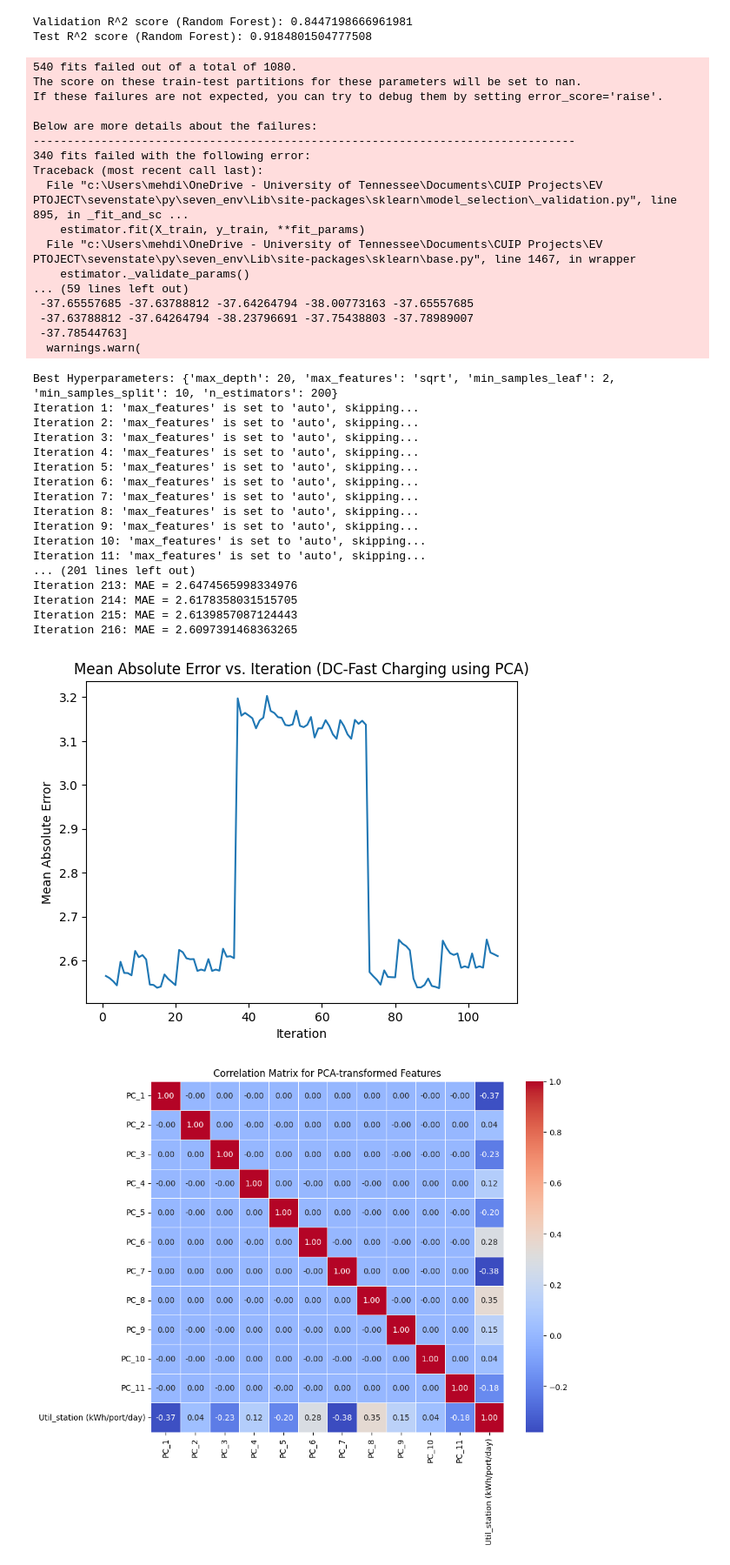
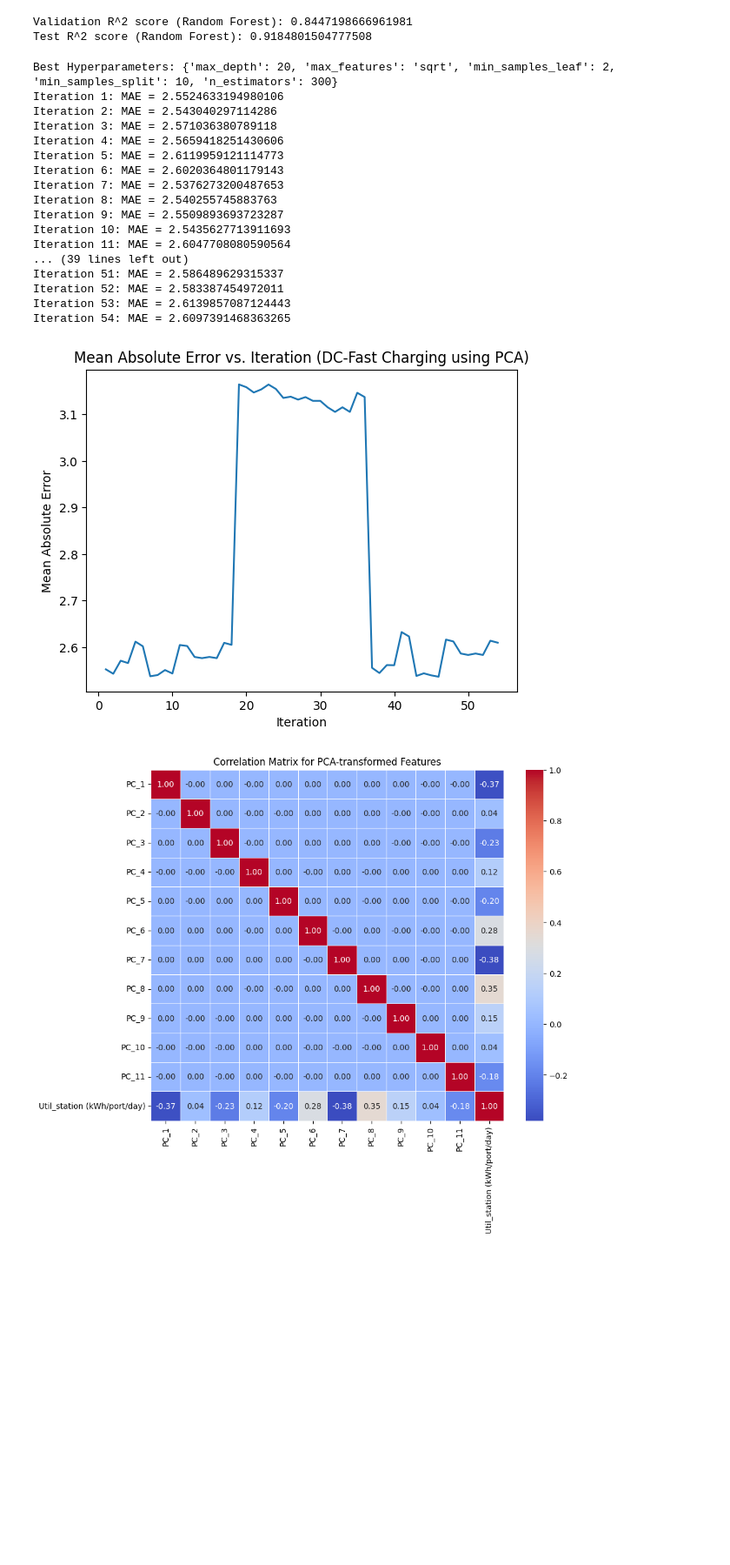
Before and after one commit to mkhaleghian/SevenStates, a Jupyter notebook: code/venue_analysis_GIS_DC_PCA.IPYNB, the cells around one changed output. Shown at 87% size. Saved outputs shown, nothing was run; the diff lists cells and outputs as text; code cells hidden in the pictures; blank space fills up the shorter version.

```diff
--- a/code/venue_analysis_GIS_DC_PCA.IPYNB
+++ b/code/venue_analysis_GIS_DC_PCA.IPYNB
@@ -595,78 +582,61 @@ from sklearn.metrics import mean_squared_error
 
 
 param_grid = {
-    'n_estimators': [100, 200, 300, 400],
+    'n_estimators': [ 300, 400],
     'max_depth': [None, 10, 20],
     'min_samples_split': [2, 5, 10],
     'min_samples_leaf': [1, 2, 4],
-    'max_features': ['auto', 'sqrt']
+    'max_features': ['sqrt']
 }
 
 # Perform grid search with cross-validation
 grid_search = GridSearchCV(estimator=rf_model, param_grid=param_grid, cv=5, scoring='neg_mean_squared_error', n_jobs=-1)
 grid_search.fit(X_train_pca, Y_train_pca)
 
 # Get the best hyperparameters
 best_params = grid_search.best_params_
 print("Best Hyperparameters:", best_params)
 
 # Initialize an empty list to store MAE values after each iteration
 mae_values = []
 
 # Perform cross-validation to get MAE after each iteration
 for i, params in enumerate(grid_search.cv_results_['params']):
     if params['max_features'] != 'auto':  # Check if 'max_features' is set to 'auto'
         rf = RandomForestRegressor(**params, random_state=42)
         rf.fit(X_train_pca, Y_train_pca)
         Y_pred = rf.predict(X_test_pca)
         mae = mean_absolute_error(Y_test_pca, Y_pred)
         mae_values.append(mae)
         print(f"Iteration {i+1}: MAE = {mae}")
     else:
         print(f"Iteration {i+1}: 'max_features' is set to 'auto', skipping...")
 
 # Plot MAE values
 plt.plot(range(1, len(mae_values) + 1), mae_values, marker='', linestyle='-')
 plt.xlabel('Iteration')
 plt.ylabel('Mean Absolute Error')
 plt.title('Mean Absolute Error vs. Iteration (DC-Fast Charging using PCA)')
 plt.show()
 # %% [output]
-540 fits failed out of a total of 1080.
-The score on these train-test partitions for these parameters will be set to nan.
-If these failures are not expected, you can try to debug them by setting error_score='raise'.
-
-Below are more details about the failures:
---------------------------------------------------------------------------------
-340 fits failed with the following error:
-Traceback (most recent call last):
-  File "c:\Users\mehdi\OneDrive - University of Tennessee\Documents\CUIP Projects\EV PTOJECT\sevenstate\py\seven_env\Lib\site-packages\sklearn\model_selection\_validation.py", line 895, in _fit_and_sc ...
-    estimator.fit(X_train, y_train, **fit_params)
-  File "c:\Users\mehdi\OneDrive - University of Tennessee\Documents\CUIP Projects\EV PTOJECT\sevenstate\py\seven_env\Lib\site-packages\sklearn\base.py", line 1467, in wrapper
-    estimator._validate_params()
-... (59 lines left out)
- -37.65557685 -37.63788812 -37.64264794 -38.00773163 -37.65557685
- -37.63788812 -37.64264794 -38.23796691 -37.75438803 -37.78989007
- -37.78544763]
-  warnings.warn(
+Best Hyperparameters: {'max_depth': 20, 'max_features': 'sqrt', 'min_samples_leaf': 2, 'min_samples_split': 10, 'n_estimators': 300}
+Iteration 1: MAE = 2.5524633194980106
+Iteration 2: MAE = 2.543040297114286
+Iteration 3: MAE = 2.571036380789118
+Iteration 4: MAE = 2.5659418251430606
+Iteration 5: MAE = 2.6119959121114773
+Iteration 6: MAE = 2.6020364801179143
+Iteration 7: MAE = 2.5376273200487653
+Iteration 8: MAE = 2.540255745883763
+Iteration 9: MAE = 2.5509893693723287
+Iteration 10: MAE = 2.5435627713911693
+Iteration 11: MAE = 2.6047708080590564
+... (39 lines left out)
+Iteration 51: MAE = 2.586489629315337
+Iteration 52: MAE = 2.583387454972011
+Iteration 53: MAE = 2.6139857087124443
+Iteration 54: MAE = 2.6097391468363265
-Best Hyperparameters: {'max_depth': 20, 'max_features': 'sqrt', 'min_samples_leaf': 2, 'min_samples_split': 10, 'n_estimators': 200}
-Iteration 1: 'max_features' is set to 'auto', skipping...
-Iteration 2: 'max_features' is set to 'auto', skipping...
-Iteration 3: 'max_features' is set to 'auto', skipping...
-Iteration 4: 'max_features' is set to 'auto', skipping...
-Iteration 5: 'max_features' is set to 'auto', skipping...
-Iteration 6: 'max_features' is set to 'auto', skipping...
-Iteration 7: 'max_features' is set to 'auto', skipping...
-Iteration 8: 'max_features' is set to 'auto', skipping...
-Iteration 9: 'max_features' is set to 'auto', skipping...
-Iteration 10: 'max_features' is set to 'auto', skipping...
-Iteration 11: 'max_features' is set to 'auto', skipping...
-... (201 lines left out)
-Iteration 213: MAE = 2.6474565998334976
-Iteration 214: MAE = 2.6178358031515705
-Iteration 215: MAE = 2.6139857087124443
-Iteration 216: MAE = 2.6097391468363265
-[figure, old version]
+[figure, new version]
 # %%
 import seaborn as sns
 import matplotlib.pyplot as plt
```
Also changed, not shown: parts of 4 cells of this notebook, 29 other files.
